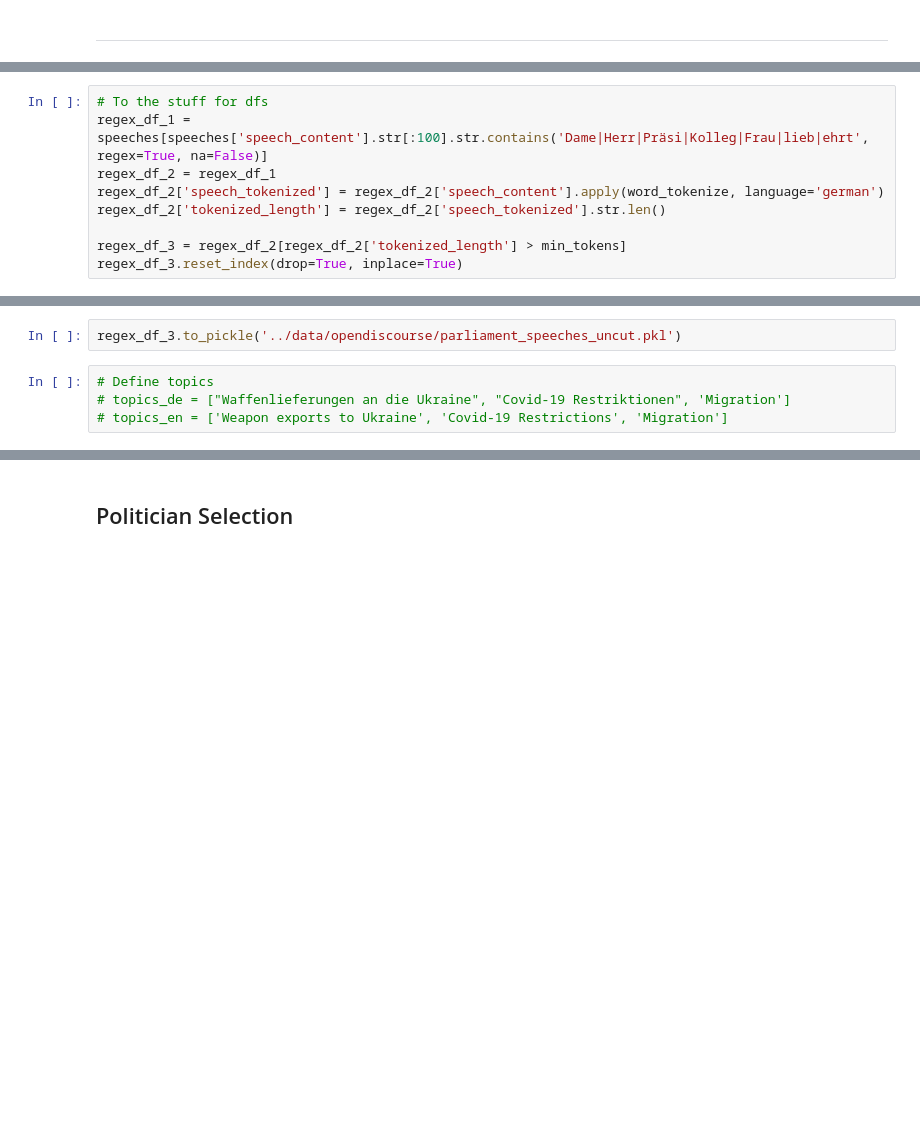
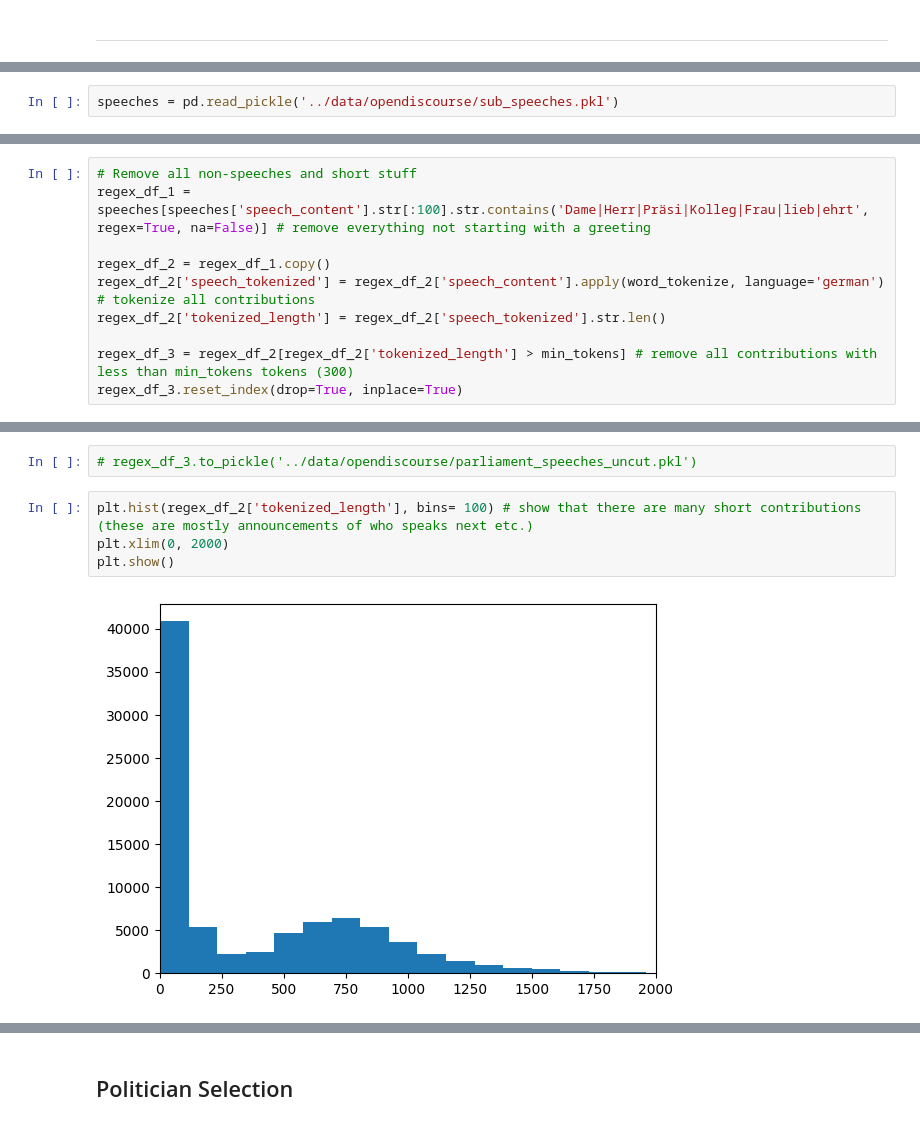
Before and after one commit to EliasHepp/Politricks, a Jupyter notebook: code/10_prompt_engeniering.ipynb, the cells around one changed output, grey strips where cells are left out. Cells and saved outputs as stored; diff of their text form; blank space fills up the shorter version.

```diff
--- a/code/10_prompt_engeniering.ipynb
+++ b/code/10_prompt_engeniering.ipynb
@@ -45 +46,3 @@ topics_en = ['Ukraine War', 'Covid-19', 'Migration']
+# %%
+speeches = pd.read_pickle('../data/opendiscourse/sub_speeches.pkl')
 # %%
@@ -107,9 +87,10 @@ print(len(regex_3))
 # %%
-# To the stuff for dfs
-regex_df_1 = speeches[speeches['speech_content'].str[:100].str.contains('Dame|Herr|Präsi|Kolleg|Frau|lieb|ehrt', regex=True, na=False)]
-regex_df_2 = regex_df_1
-regex_df_2['speech_tokenized'] = regex_df_2['speech_content'].apply(word_tokenize, language='german')
+# Remove all non-speeches and short stuff
+regex_df_1 = speeches[speeches['speech_content'].str[:100].str.contains('Dame|Herr|Präsi|Kolleg|Frau|lieb|ehrt', regex=True, na=False)] # remove everything not starting with a greeting
+
+regex_df_2 = regex_df_1.copy()
+regex_df_2['speech_tokenized'] = regex_df_2['speech_content'].apply(word_tokenize, language='german') # tokenize all contributions
 regex_df_2['tokenized_length'] = regex_df_2['speech_tokenized'].str.len()
 
-regex_df_3 = regex_df_2[regex_df_2['tokenized_length'] > min_tokens]
+regex_df_3 = regex_df_2[regex_df_2['tokenized_length'] > min_tokens] # remove all contributions with less than min_tokens tokens (300)
 regex_df_3.reset_index(drop=True, inplace=True)
@@ -118,6 +111,8 @@ random.sample(regex_df_3, 10)
 # %%
-regex_df_3.to_pickle('../data/opendiscourse/parliament_speeches_uncut.pkl')
+# regex_df_3.to_pickle('../data/opendiscourse/parliament_speeches_uncut.pkl')
-# %%
-# Define topics
-# topics_de = ["Waffenlieferungen an die Ukraine", "Covid-19 Restriktionen", 'Migration']
-# topics_en = ['Weapon exports to Ukraine', 'Covid-19 Restrictions', 'Migration']
+# %%
+plt.hist(regex_df_2['tokenized_length'], bins= 100) # show that there are many short contributions (these are mostly announcements of who speaks next etc.)
+plt.xlim(0, 2000)
+plt.show()
+# %% [output]
+[figure, added]
```
Also changed, not shown: parts of 50 cells of this notebook, 4 other files.
